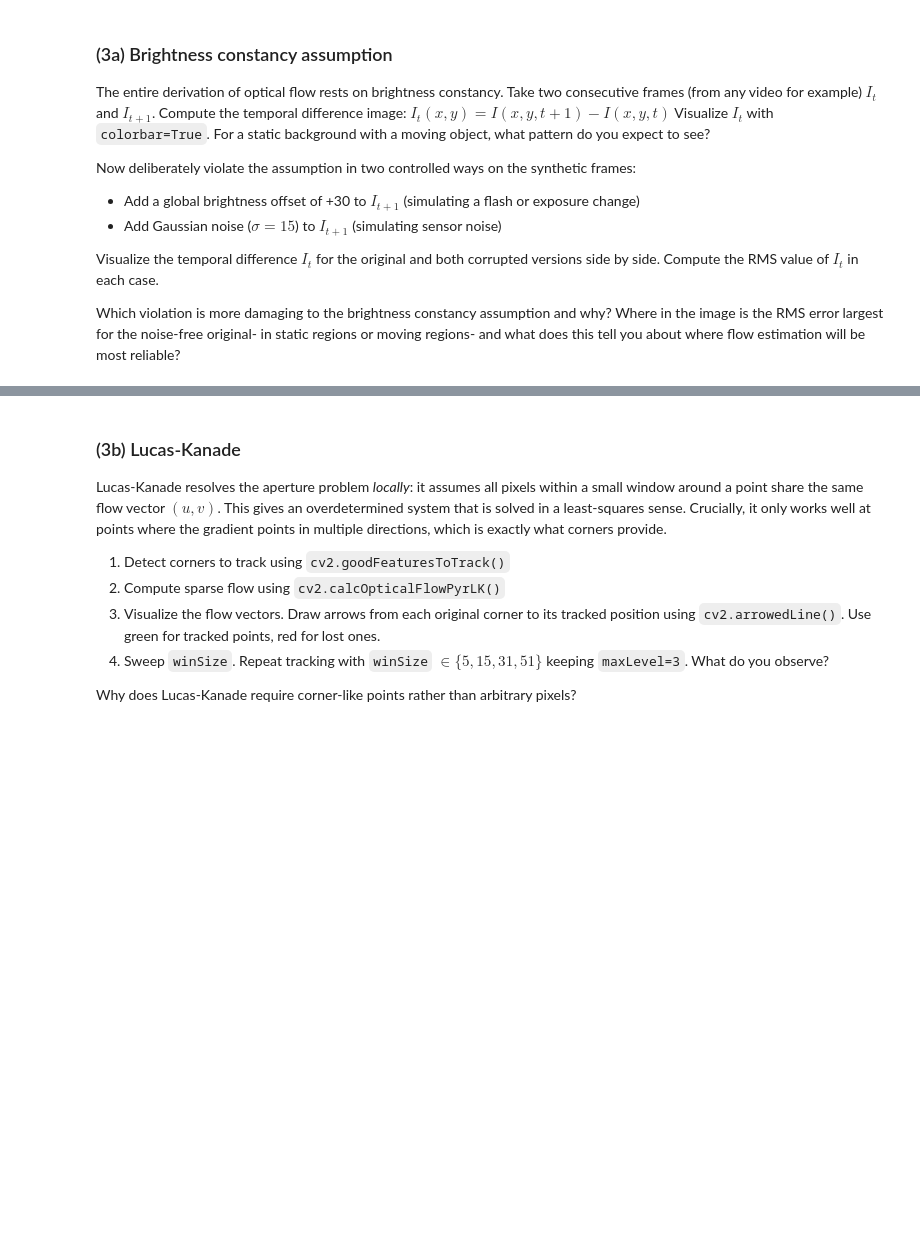
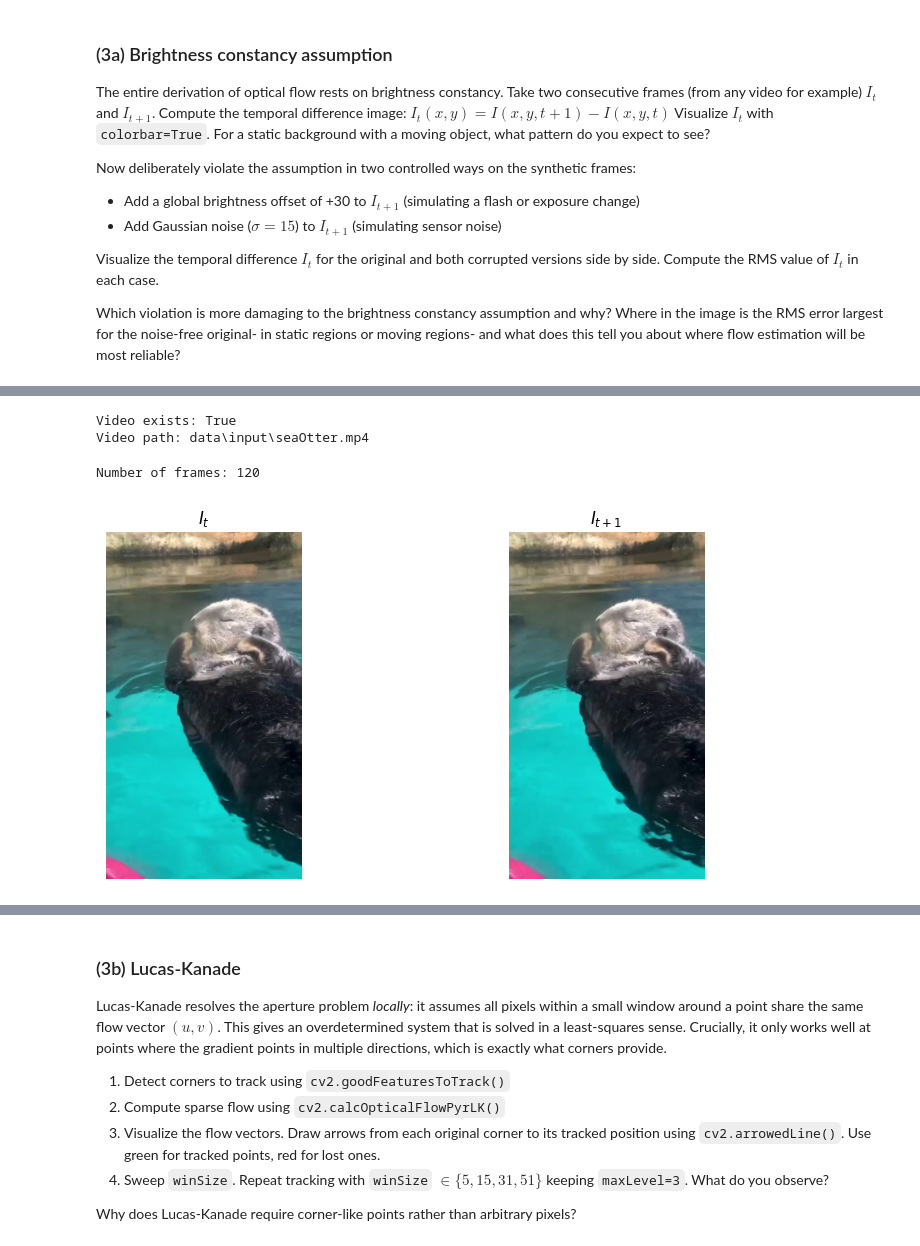
Before and after one commit to eattar/2DIP, a Jupyter notebook: Exercise_3/exercise_3.ipynb, the cells around one changed output, grey strips where cells are left out. Saved outputs shown, nothing was run; the diff lists cells and outputs as text; code cells hidden in the pictures; blank space fills up the shorter version.

```diff
--- a/Exercise_3/exercise_3.ipynb
+++ b/Exercise_3/exercise_3.ipynb
@@ -501,0 +565,65 @@ Which violation is more damaging to the brightness constancy assumption and why?
+# %%
+from pathlib import Path
+
+INPUT_DIR = Path("data/input")
+OUTPUT_DIR = Path("data/output")
+OUTPUT_DIR.mkdir(parents=True, exist_ok=True)
+
+VIDEO_PATH = INPUT_DIR / "seaOtter.mp4"
+
+print("Video exists:", VIDEO_PATH.exists())
+print("Video path:", VIDEO_PATH)
+# %% [output]
+Video exists: True
+Video path: data\input\seaOtter.mp4
+# %%
+cap = cv2.VideoCapture(str(VIDEO_PATH))
+
+if not cap.isOpened():
+    raise FileNotFoundError(f"Could not open video: {VIDEO_PATH}")
+
+frames = []
+
+while True:
+    ret, frame = cap.read()
+    if not ret:
+        break
+    frames.append(frame)
+
+cap.release()
+
+print("Number of frames:", len(frames))
+
+if len(frames) < 2:
+    raise ValueError("The video must contain at least two frames.")
+# %% [output]
+Number of frames: 120
+# %%
+idx = len(frames) // 2
+
+frame1_bgr = frames[idx]
+frame2_bgr = frames[idx + 1]
+
+frame1_gray = cv2.cvtColor(frame1_bgr, cv2.COLOR_BGR2GRAY)
+frame2_gray = cv2.cvtColor(frame2_bgr, cv2.COLOR_BGR2GRAY)
+
+frame1_rgb = cv2.cvtColor(frame1_bgr, cv2.COLOR_BGR2RGB)
+frame2_rgb = cv2.cvtColor(frame2_bgr, cv2.COLOR_BGR2RGB)
+
+plt.figure(figsize=(10, 4))
+
+plt.subplot(1, 2, 1)
+plt.imshow(frame1_rgb)
+plt.title(r"$I_t$")
+plt.axis("off")
+
+plt.subplot(1, 2, 2)
+plt.imshow(frame2_rgb)
+plt.title(r"$I_{t+1}$")
+plt.axis("off")
+
+plt.tight_layout()
+plt.savefig(OUTPUT_DIR / "q3_selected_frames.png", dpi=200)
+plt.show()
+# %% [output]
+[figure, added]
```
Also changed, not shown: parts of 12 cells of this notebook, 5 other files.
